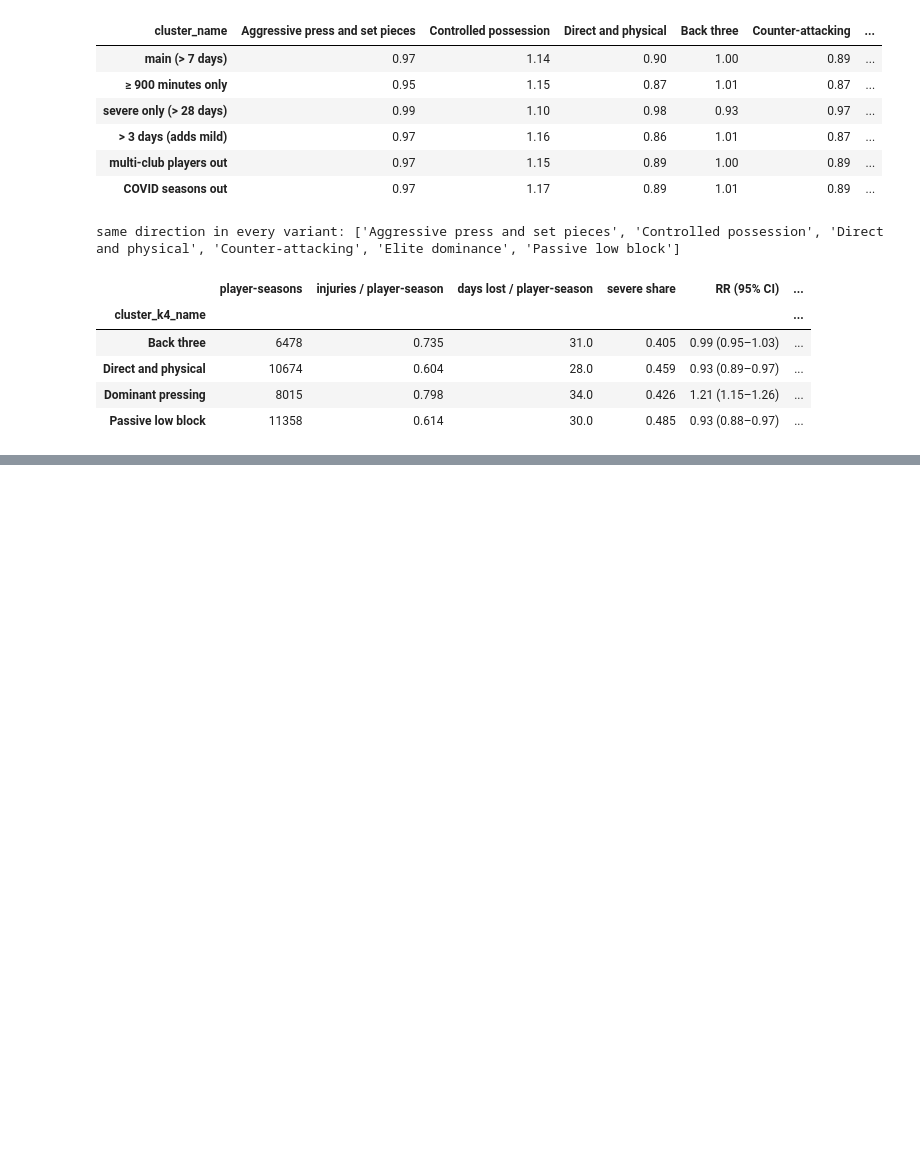
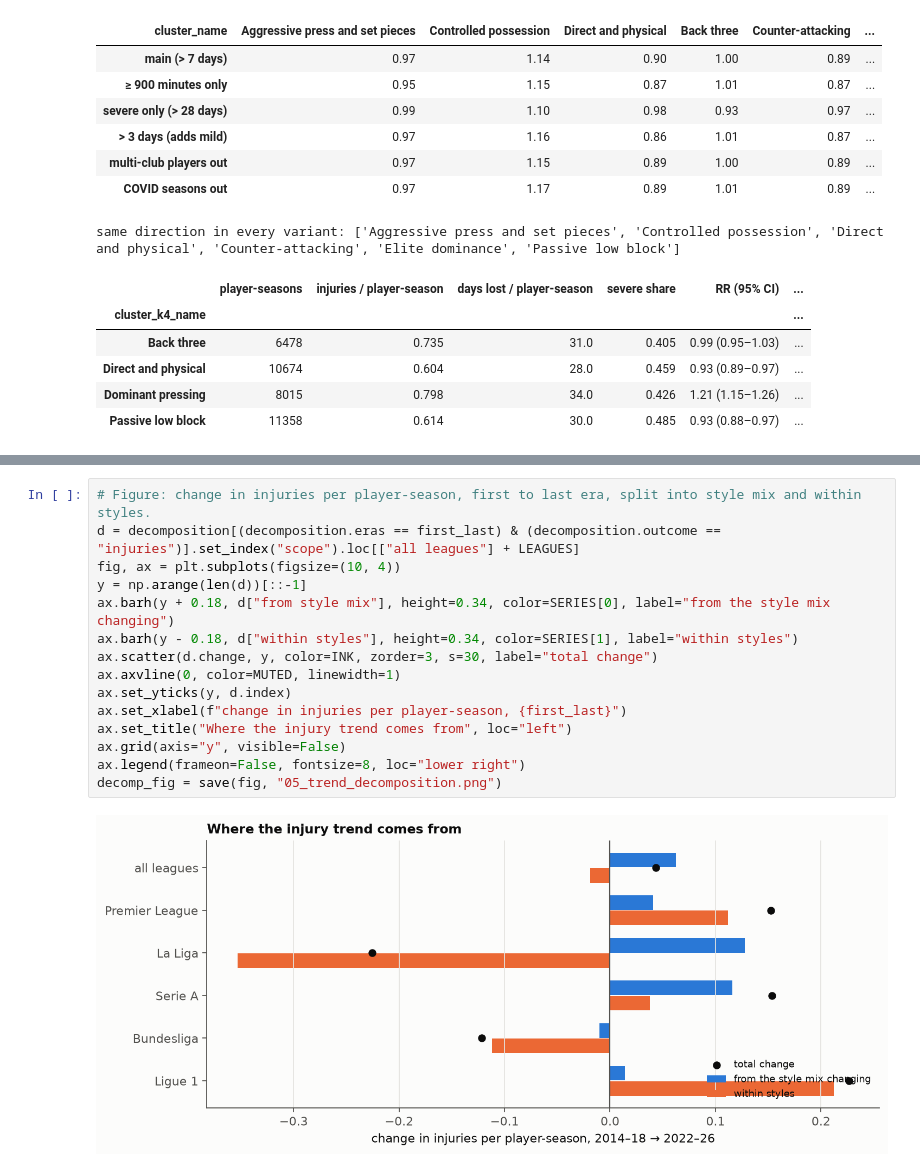
Before and after one commit to Mohammad99Shweiki/football-injuries, a Jupyter notebook: notebooks/05_injury_analysis.ipynb, the cells around one changed output, grey strips where cells are left out. Drawn from its saved outputs; the diff is of its cells as text; blank space fills up the shorter version.

```diff
--- a/notebooks/05_injury_analysis.ipynb
+++ b/notebooks/05_injury_analysis.ipynb
@@ -758,0 +1008,17 @@ wrote /Users/mohammadshweiki/Downloads/coding-projects/football-injuries/reports
+# %%
+# Figure: change in injuries per player-season, first to last era, split into style mix and within styles.
+d = decomposition[(decomposition.eras == first_last) & (decomposition.outcome == "injuries")].set_index("scope").loc[["all leagues"] + LEAGUES]
+fig, ax = plt.subplots(figsize=(10, 4))
+y = np.arange(len(d))[::-1]
+ax.barh(y + 0.18, d["from style mix"], height=0.34, color=SERIES[0], label="from the style mix changing")
+ax.barh(y - 0.18, d["within styles"], height=0.34, color=SERIES[1], label="within styles")
+ax.scatter(d.change, y, color=INK, zorder=3, s=30, label="total change")
+ax.axvline(0, color=MUTED, linewidth=1)
+ax.set_yticks(y, d.index)
+ax.set_xlabel(f"change in injuries per player-season, {first_last}")
+ax.set_title("Where the injury trend comes from", loc="left")
+ax.grid(axis="y", visible=False)
+ax.legend(frameon=False, fontsize=8, loc="lower right")
+decomp_fig = save(fig, "05_trend_decomposition.png")
+# %% [output]
+[figure, added]
```
Also changed, not shown: parts of 22 cells of this notebook, 8 other files.
